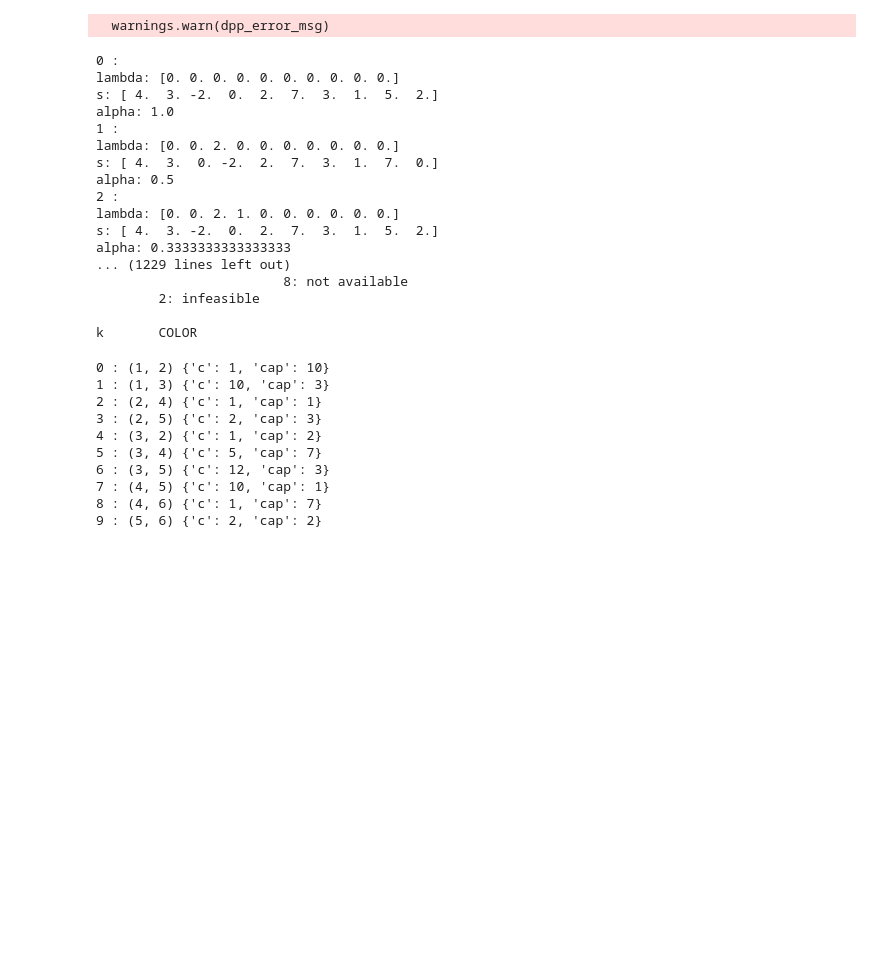
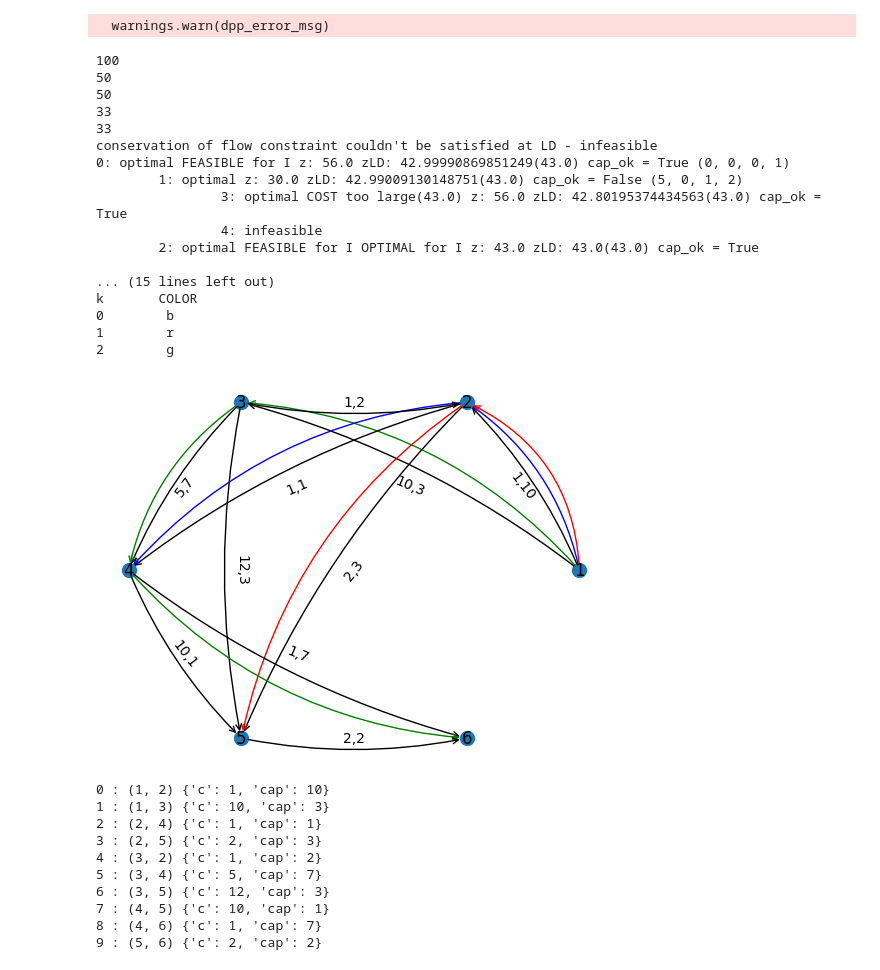
Before and after one commit to elgroselj/distributing_traffic, a Jupyter notebook: dai/lagrange.ipynb, the cells around one changed output. Cells and saved outputs as stored; diff of their text form; code cells hidden in the pictures; blank space fills up the shorter version.

```diff
--- a/dai/lagrange.ipynb
+++ b/dai/lagrange.ipynb
@@ -452,12 +479,13 @@ while len(L) > 0:
     if n.sol["status"] == "infeasible":
         continue
 
-    zLD = n.sol["zLD"] # optimistična hevristika
+    # zLD = n.sol["zLD"] # optimistična hevristika
+    zLD_ceil = n.sol["zLD_ceil"]
     # z = c.value.T @ np.sum(n.sol["X"],axis=1) # minimiziran strošek
     z = n.sol["z"]
 
     if z > UB: # ta veja bo samo še slabša (dražja)
-        n.sol["status"] += " COST too large"
+        n.sol["status"] += " COST too large("+str(UB)+")"
         continue
 
     # if np.all(np.sum(n.sol["X"],axis=1) <= cap.value): # dopustna za prvotni CLP
@@ -466,53 +494,54 @@ while len(L) > 0:
             UB = z
             X_best = n.sol["X"]
             n_best = n
-            LB_best = zLD
+            LB_best = zLD_ceil
         n.sol["status"] += " FEASIBLE for I"
-        if z == zLD:
+        if z == zLD_ceil:
             n.sol["status"] += " OPTIMAL for I"
             # break
             continue
 
     ch = n.get_children()
     # L.update(ch)
     L += ch
     q += 1
-    if q >= 5: break
+    if q >= 10: break
 
 try:
     print(n1)
     print(n_best.sol["status"],": ", UB)
     print(repr(X_best))
     print("LB_best: ", LB_best)
     print(np.sum(X_best,axis=1) <= vp["cap"].value)
     print(vp["c"].value.T @ np.sum(X_best,axis=1))
 except: pass
 
 if len(L) == 0: print("VSE PREISKANO")
 
 try:
     hf.plot_solution_graph(graph,X_best)
 except: pass
 
 # TODO bug ko "vse preiskano" pa ni optimalne rešitve
 # %% [output]
-0 :
-lambda: [0. 0. 0. 0. 0. 0. 0. 0. 0. 0.]
-s: [ 4.  3. -2.  0.  2.  7.  3.  1.  5.  2.]
-alpha: 1.0
-1 :
-lambda: [0. 0. 2. 0. 0. 0. 0. 0. 0. 0.]
-s: [ 4.  3.  0. -2.  2.  7.  3.  1.  7.  0.]
-alpha: 0.5
-2 :
-lambda: [0. 0. 2. 1. 0. 0. 0. 0. 0. 0.]
-s: [ 4.  3. -2.  0.  2.  7.  3.  1.  5.  2.]
-alpha: 0.3333333333333333
-... (1229 lines left out)
-                        8: not available
-        2: infeasible
+100
+50
+50
+33
+33
+conservation of flow constraint couldn't be satisfied at LD - infeasible
+0: optimal FEASIBLE for I z: 56.0 zLD: 42.99990869851249(43.0) cap_ok = True (0, 0, 0, 1)
+        1: optimal z: 30.0 zLD: 42.99009130148751(43.0) cap_ok = False (5, 0, 1, 2)
+                3: optimal COST too large(43.0) z: 56.0 zLD: 42.80195374434563(43.0) cap_ok = True
+                4: infeasible
+        2: optimal FEASIBLE for I OPTIMAL for I z: 43.0 zLD: 43.0(43.0) cap_ok = True
 
+... (15 lines left out)
 k       COLOR
+0        b
+1        r
+2        g
+[figure, added]
 # %%
 for i, e in enumerate(graph.edges()):
     print(i,":",e,graph.get_edge_data(e[0],e[1]))
```
Also changed, not shown: parts of 4 cells of this notebook.
